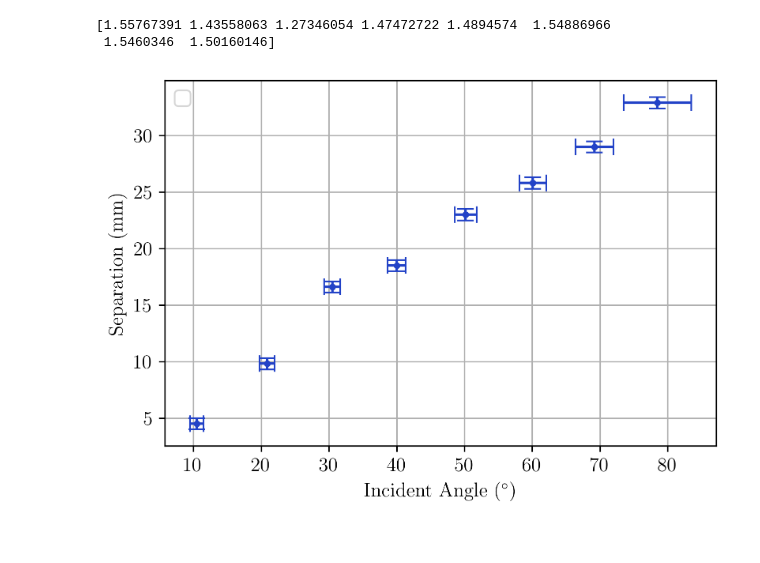
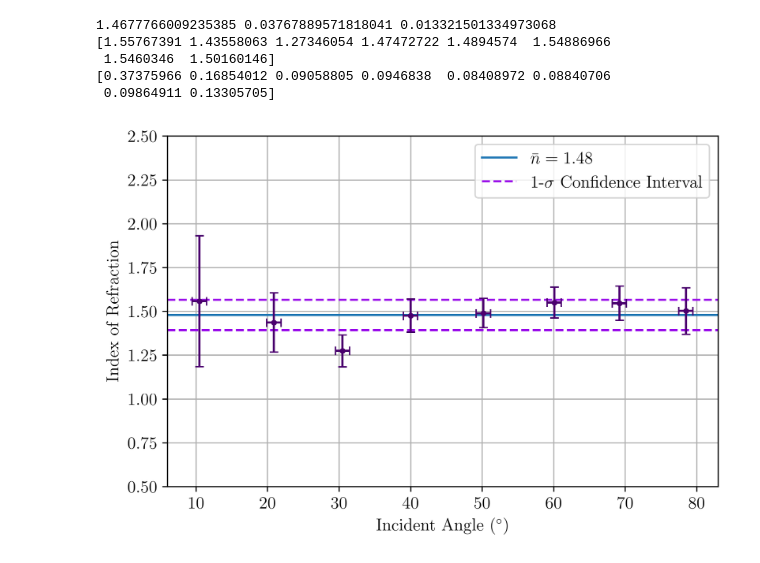
Before and after one commit to mlumminger/Physics-5CL, a Jupyter notebook: Lab 0/lab0_exp2.ipynb, the cells around one changed output. Saved outputs shown, nothing was run; the diff lists cells and outputs as text; code cells hidden in the pictures.

```diff
--- a/Lab 0/lab0_exp2.ipynb
+++ b/Lab 0/lab0_exp2.ipynb
@@ -20,15 +20,15 @@ plt.rcParams["axes.formatter.use_mathtext"] = True # to fix the minus signs
 %config InlineBackend.figure_format = 'retina'
 #plt.rcParams['axes.grid'] = True
 # %%
-theta = np.array([10.5, 20.9, 30.5, 40.0, 50.2, 60.1, 69.2, 78.5])
-theta_errors = 0.5 * np.ones(8)
+theta = np.deg2rad(np.array([10.5, 20.9, 30.5, 40.0, 50.2, 60.1, 69.2, 78.5]))
+theta_errors = np.deg2rad(1 * np.ones(8))
 
 y = np.array([4.5, 9.8, 16.6, 18.5, 23.0, 25.8, 29, 32.9])
 y_errors = np.array([1, 1.1, 1.2, 1.3, 1.6, 2.0, 2.8, 5.0])
 
 
-x = np.sin(np.deg2rad(theta))
-x_errors = np.abs(np.cos(np.deg2rad(theta)) * theta_errors)
+x = np.sin(theta)
+x_errors = np.abs(np.cos(theta) * theta_errors)
 
 t_vals = [19.0, 19.3, 19.5, 18.9, 18.8]
 t = np.mean(t_vals)
@@ -37,32 +37,51 @@ t_err = 0.5
 theta_2 = np.arctan(y / (2 * t))
 
 
+
 z = np.sin(theta_2)
 
 
 n = x / np.sin(theta_2)
 
-print(n)
+n_err = np.sqrt(((2*np.sqrt((t/y)**2  + 1/4)) * x_errors)**2 + (y_errors * 2*x*t**2 / (y**3 * np.sqrt((t/y)**2  + 1/4)))**2 + (t_err * 2*x*t / (y**2 * np.sqrt((t/y)**2  + 1/4)))**2)
 
 #chi_squared = np.sum((reflected - line(incident, m, b))**2 / equiv_errors**2)
 #reduced_chi_squared = chi_squared / 6
 
+weights = 1 / n_err**2
 
-fig, ax = plt.subplots(figsize=(6, 4))
+weighted_mean = np.sum(weights * n) / np.sum(weights)
+weighted_std = np.sqrt(1 / np.sum(weights))
 
-ax.errorbar(theta, y, theta_errors, y_errors, fmt = 'o', markersize = 3, capsize = 5, color = 'xkcd:blue blue', zorder=10)
+print(weighted_mean, weighted_std, weighted_std / np.sqrt(len(n)))
 
-x_vals = np.linspace(0, 85, 100)
-#ax.plot(x_vals, line(x_vals, m, b), color = "xkcd:orange pink", label = rf"$m = {m:0.3f}$, $b = {b:0.3f}^\circ$")
-
-ax.set_title(r"")
-ax.set_xlabel(r"Incident Angle $(^\circ)$")
-ax.set_ylabel(r"Separation (mm)")
-ax.grid()
-ax.legend()
-
-fig.savefig("exp2_plot.png", dpi=400)
+print(n)
+print(n_err)
 # %% [output]
+1.4677766009235385 0.03767889571818041 0.013321501334973068
 [1.55767391 1.43558063 1.27346054 1.47472722 1.4894574  1.54886966
  1.5460346  1.50160146]
+[0.37375966 0.16854012 0.09058805 0.0946838  0.08408972 0.08840706
+ 0.09864911 0.13305705]
-[figure, removed]
+# %%
+fig, ax = plt.subplots(figsize=(6, 4), layout="constrained")
+
+ax.errorbar(np.rad2deg(theta), n, n_err, np.rad2deg(theta_errors), fmt = 'o', markersize = 3, capsize = 3, color = 'xkcd:royal purple', zorder=10)
+
+ax.axhline(np.mean(n), label=rf"$\bar{{n}} = {np.mean(n):0.2f}$")
+
+ax.axhline(np.mean(n) - np.std(n), linestyle="dashed", color = "xkcd:violet")
+ax.axhline(np.mean(n) + np.std(n), linestyle="dashed", color = "xkcd:violet", label=rf"1-$\sigma$ Confidence Interval")
+
+
+ax.set_ylim(0.5, 2.5)
+
+ax.set_title(r"")
+ax.set_xlabel(r"Incident Angle $(^\circ)$")
+ax.set_ylabel(r"Index of Refraction")
+ax.grid()
+ax.legend()
+
+fig.savefig("exp2_plot.png", dpi=400)
+# %% [output]
+[figure, added]
```
Also changed, not shown: 6 other files.
